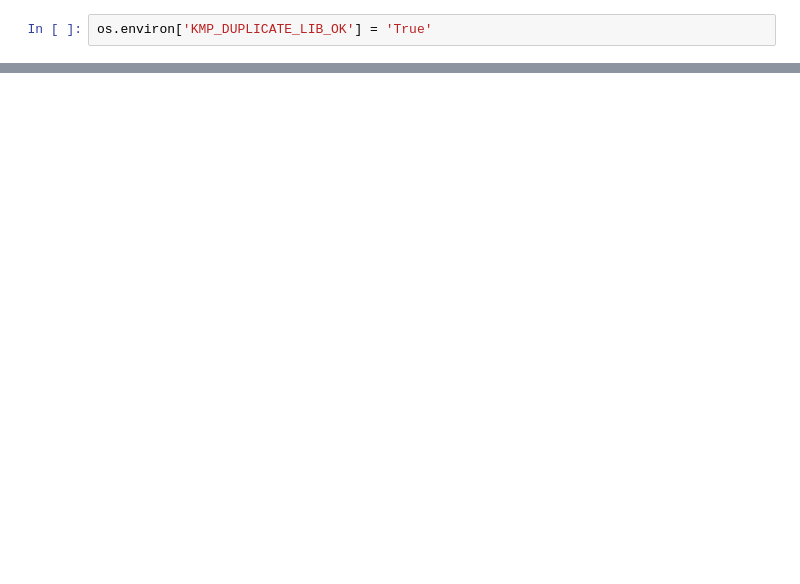
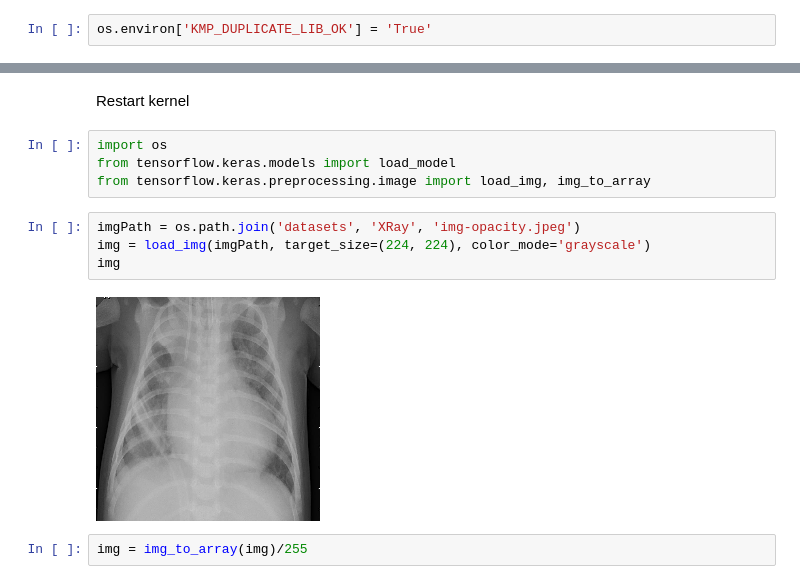
Before and after one commit to docroch/learning-data-science, a Jupyter notebook: deep-learning/cnn-xray.ipynb, the cells around one changed output, grey strips where cells are left out. Cells and saved outputs as stored; diff of their text form; blank space fills up the shorter version.

Commit message:
Add test opacity photo and predict

```diff
--- a/deep-learning/cnn-xray.ipynb
+++ b/deep-learning/cnn-xray.ipynb
@@ -163,0 +148,14 @@ plt.plot(history.history['val_loss'], color='green')
+# %% [markdown]
+Restart kernel
+# %%
+import os
+from tensorflow.keras.models import load_model
+from tensorflow.keras.preprocessing.image import load_img, img_to_array
+# %%
+imgPath = os.path.join('datasets', 'XRay', 'img-opacity.jpeg')
+img = load_img(imgPath, target_size=(224, 224), color_mode='grayscale')
+img
+# %% [output]
+[figure, added]
+# %%
+img = img_to_array(img)/255
```
Also changed, not shown: parts of 7 cells of this notebook, 1 other file.
